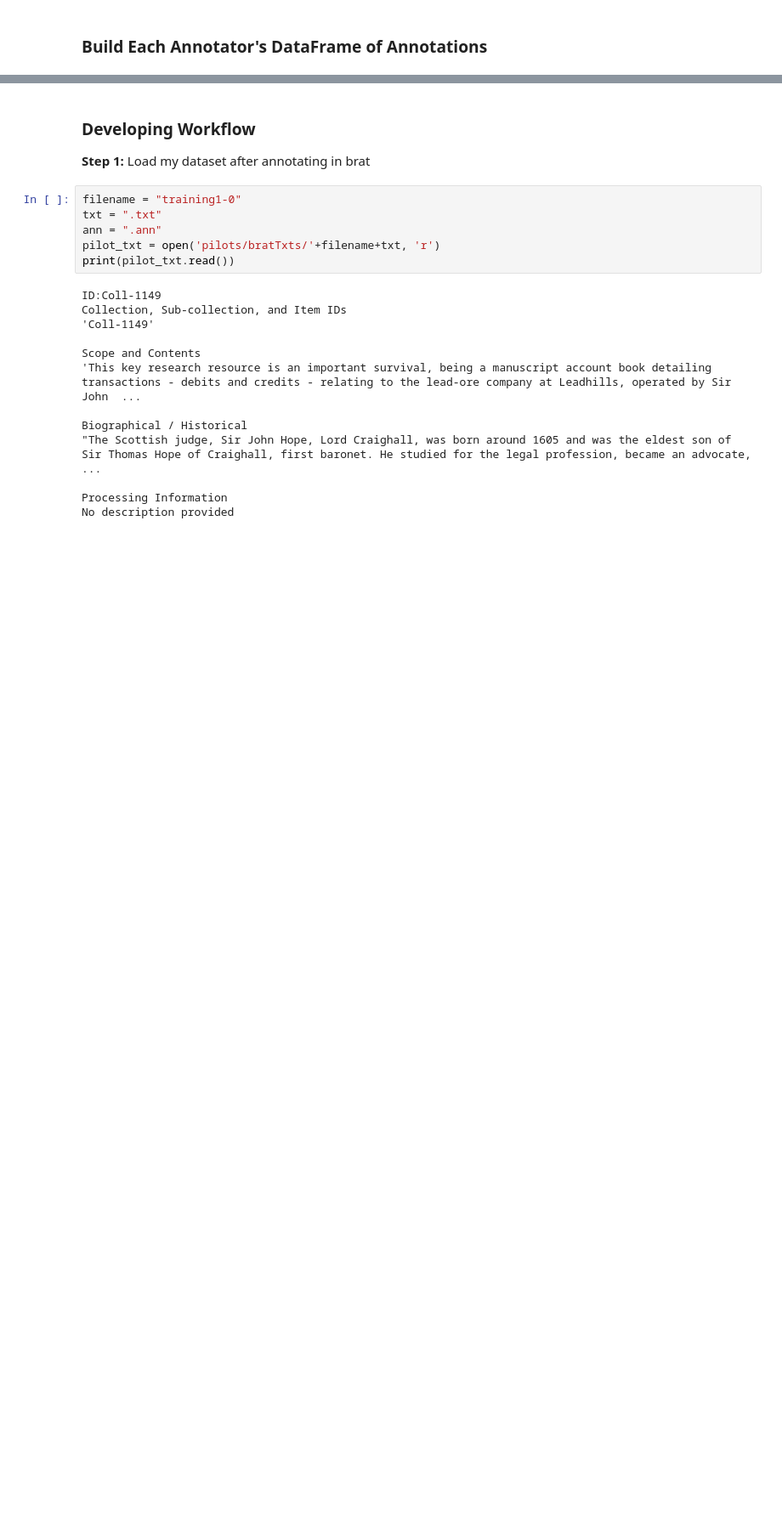
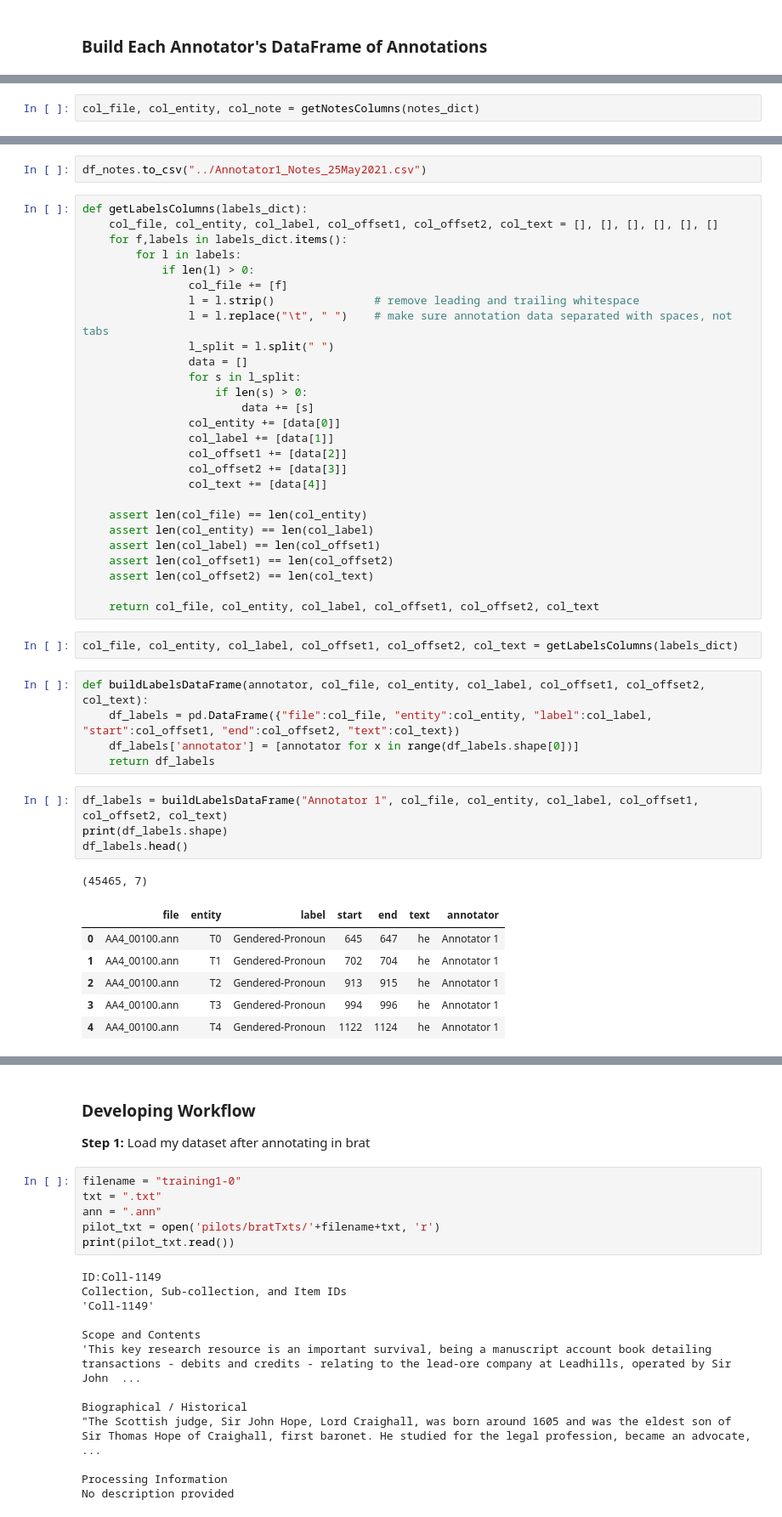
Before and after one commit to thegoose20/annot, a Jupyter notebook: Analysis_PostAnnotation.ipynb, the cells around one changed output, grey strips where cells are left out. Shown at 85% size. Cells and saved outputs as stored; diff of their text form; blank space fills up the shorter version.

Commit message:
Created tables of ann1 notes and labels as of 25 May 2021

```diff
--- a/Analysis_PostAnnotation.ipynb
+++ b/Analysis_PostAnnotation.ipynb
@@ -57,0 +90,2 @@ def buildDataFrame(ann_files, annotator):
+# %%
+col_file, col_entity, col_note = getNotesColumns(notes_dict)
@@ -57,0 +109,48 @@ def buildDataFrame(ann_files, annotator):
+# %%
+df_notes.to_csv("../Annotator1_Notes_25May2021.csv")
+# %%
+def getLabelsColumns(labels_dict):
+    col_file, col_entity, col_label, col_offset1, col_offset2, col_text = [], [], [], [], [], []
+    for f,labels in labels_dict.items():
+        for l in labels:
+            if len(l) > 0:
+                col_file += [f]
+                l = l.strip()               # remove leading and trailing whitespace
+                l = l.replace("\t", " ")    # make sure annotation data separated with spaces, not tabs
+                l_split = l.split(" ")
+                data = []
+                for s in l_split:
+                    if len(s) > 0:
+                        data += [s]
+                col_entity += [data[0]]
+                col_label += [data[1]]
+                col_offset1 += [data[2]]
+                col_offset2 += [data[3]]
+                col_text += [data[4]]
+
+    assert len(col_file) == len(col_entity)
+    assert len(col_entity) == len(col_label)
+    assert len(col_label) == len(col_offset1)
+    assert len(col_offset1) == len(col_offset2)
+    assert len(col_offset2) == len(col_text)
+
+    return col_file, col_entity, col_label, col_offset1, col_offset2, col_text
+# %%
+col_file, col_entity, col_label, col_offset1, col_offset2, col_text = getLabelsColumns(labels_dict)
+# %%
+def buildLabelsDataFrame(annotator, col_file, col_entity, col_label, col_offset1, col_offset2, col_text):
+    df_labels = pd.DataFrame({"file":col_file, "entity":col_entity, "label":col_label, "start":col_offset1, "end":col_offset2, "text":col_text})
+    df_labels['annotator'] = [annotator for x in range(df_labels.shape[0])]
+    return df_labels
+# %%
+df_labels = buildLabelsDataFrame("Annotator 1", col_file, col_entity, col_label, col_offset1, col_offset2, col_text)
+print(df_labels.shape)
+df_labels.head()
+# %% [output]
+(45465, 7)
+|  | file | entity | label | start | end | text | annotator |
+| 0 | AA4_00100.ann | T0 | Gendered-Pronoun | 645 | 647 | he | Annotator 1 |
+| 1 | AA4_00100.ann | T1 | Gendered-Pronoun | 702 | 704 | he | Annotator 1 |
+| 2 | AA4_00100.ann | T2 | Gendered-Pronoun | 913 | 915 | he | Annotator 1 |
+| 3 | AA4_00100.ann | T3 | Gendered-Pronoun | 994 | 996 | he | Annotator 1 |
+| 4 | AA4_00100.ann | T4 | Gendered-Pronoun | 1122 | 1124 | he | Annotator 1 |
```
Also changed, not shown: parts of 15 cells of this notebook.
